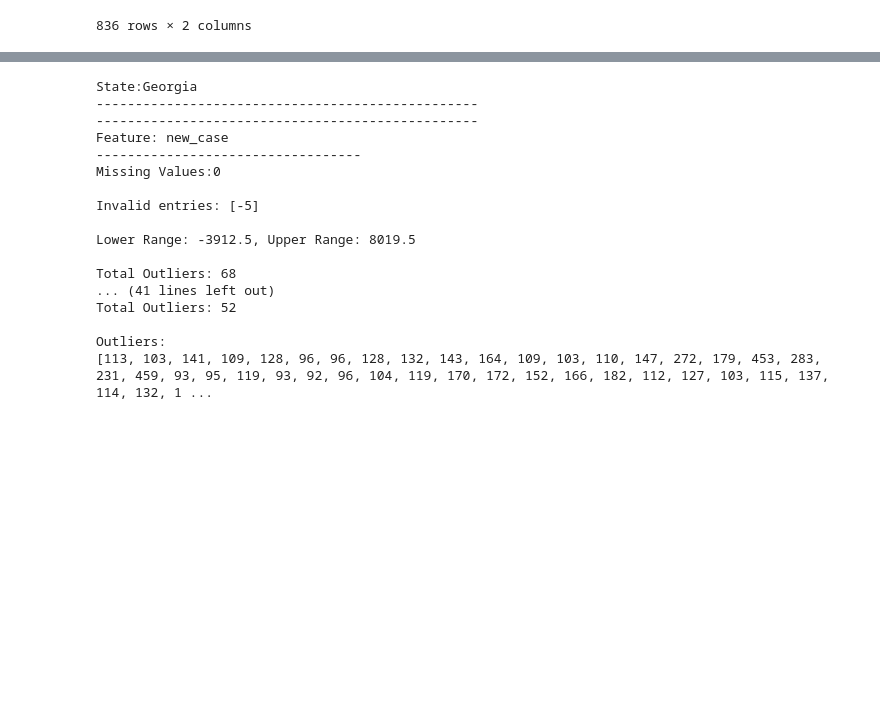
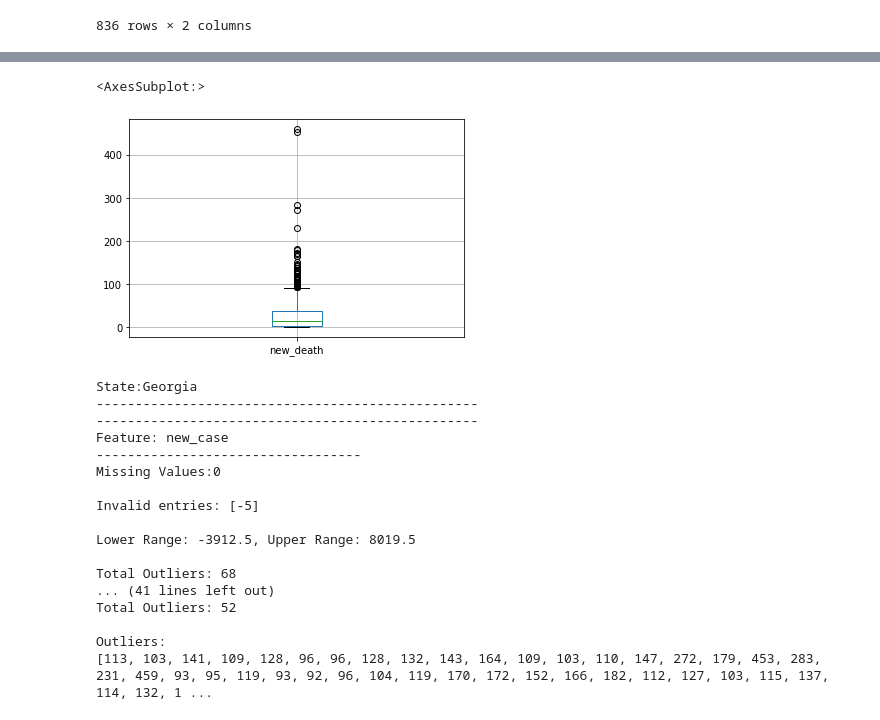
Before and after one commit to manal3112/cse-544-project, a Jupyter notebook: data_preprocess.ipynb, the cells around one changed output, grey strips where cells are left out. Saved outputs shown, nothing was run; the diff lists cells and outputs as text; code cells hidden in the pictures; blank space fills up the shorter version.

```diff
--- a/data_preprocess.ipynb
+++ b/data_preprocess.ipynb
@@ -107,3 +122,8 @@ indiana_case_death
+# %%
+indiana_case_death.boxplot("new_death")
+# %% [output]
+<AxesSubplot:>
+[figure, added]
 # %%
 dfs = {"Georgia":georgia_case_death, "Indiana":indiana_case_death}
 res = []
```
Also changed, not shown: parts of 10 cells of this notebook.
